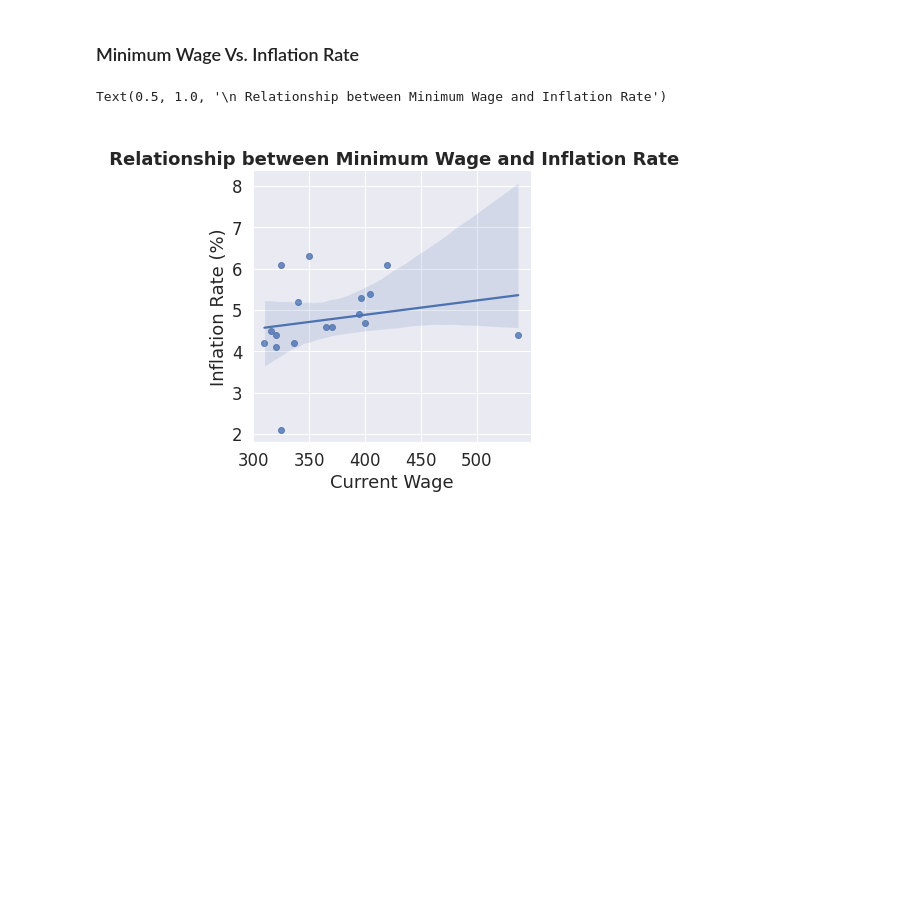
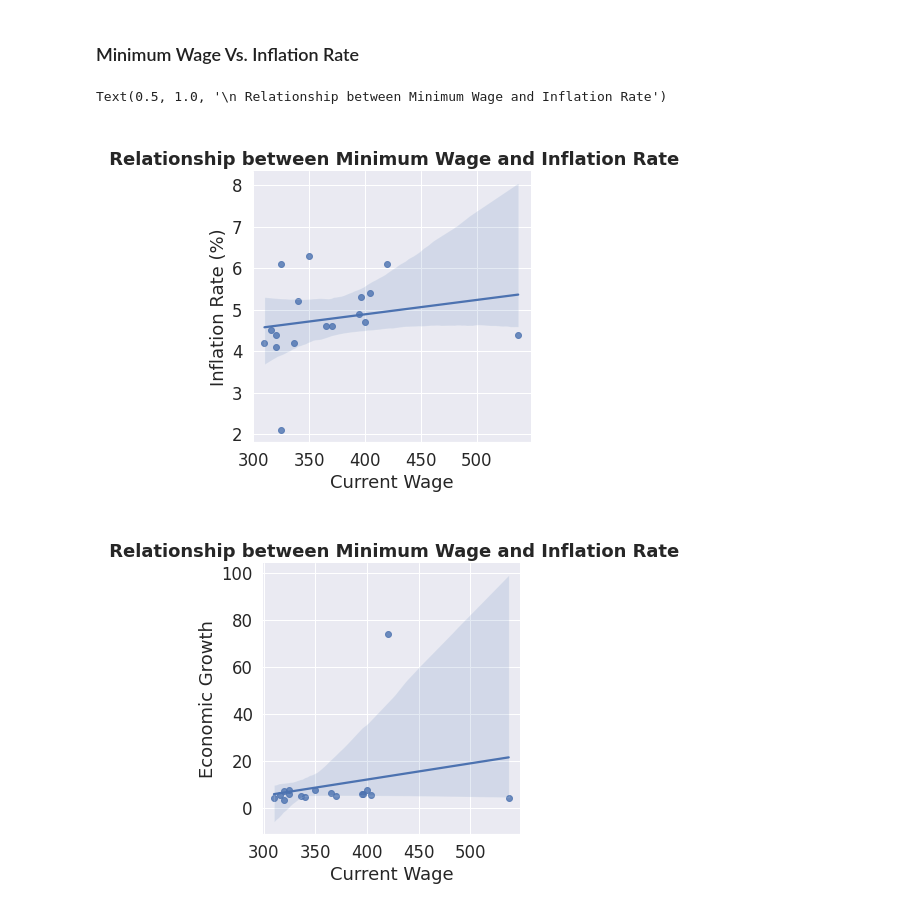
Before and after one commit to kryzlerahne/IT3205_FilipinoDataAlliance, a Jupyter notebook: Codes/The_Future_Pay_Visualizations.ipynb, the cells around one changed output. Drawn from its saved outputs; the diff is of its cells as text; code cells hidden in the pictures; blank space fills up the shorter version.

```diff
--- a/Codes/The_Future_Pay_Visualizations.ipynb
+++ b/Codes/The_Future_Pay_Visualizations.ipynb
@@ -646,7 +646,11 @@ Text(0.5, 1.0, '\n Relationship between Minimum Wage and Unemployment Rate')
 # %%
 #Linear Regression
 sns.lmplot(x="Current Wage", y="Inflation Rate (%)", data=df)
 plt.title("\n Relationship between Minimum Wage and Inflation Rate", fontweight="bold")
+
+sns.lmplot(x="Current Wage", y="Economic Growth", data=df)
+plt.title("\n Relationship between Minimum Wage and Inflation Rate", fontweight="bold")
 # %% [output]
 Text(0.5, 1.0, '\n Relationship between Minimum Wage and Inflation Rate')
 [figure]
+[figure, added]
```
Also changed, not shown: parts of 2 cells of this notebook.
